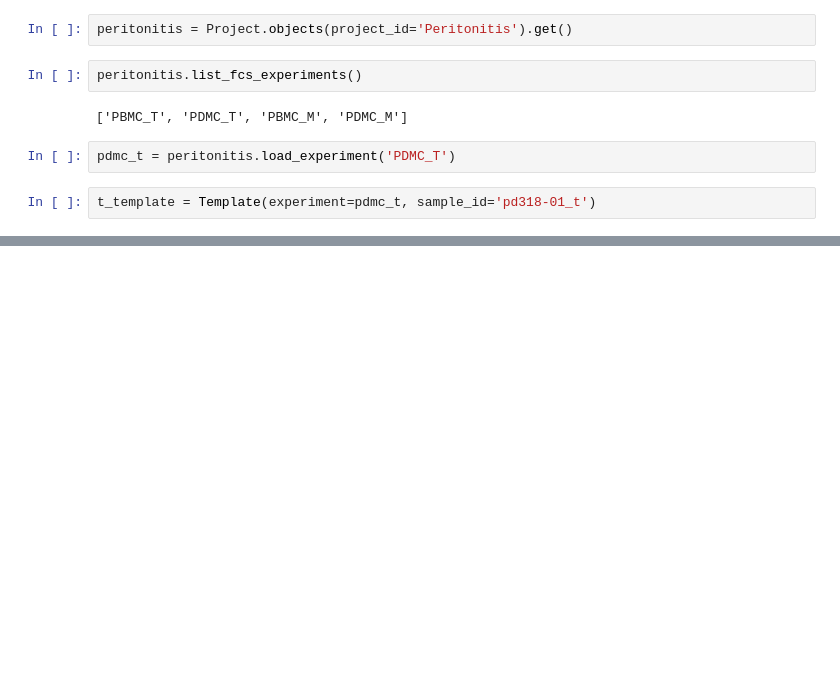
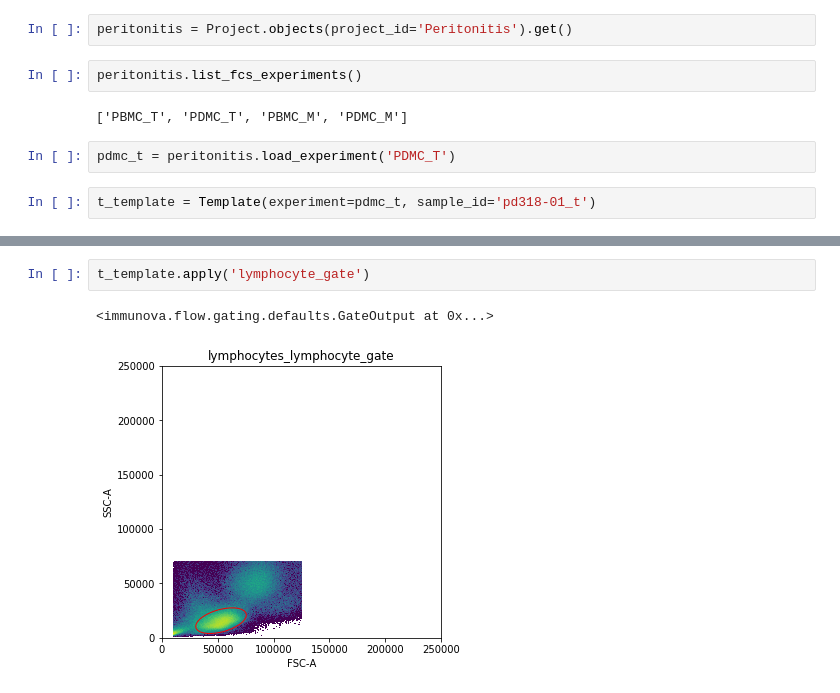
Before and after one commit to burtonrj/CytoPy, a Jupyter notebook: Automated_Gating_2.ipynb, the cells around one changed output, grey strips where cells are left out. Cells and saved outputs as stored; diff of their text form; blank space fills up the shorter version.

```diff
--- a/Automated_Gating_2.ipynb
+++ b/Automated_Gating_2.ipynb
@@ -27,0 +52,5 @@ TypeError: unhashable type: 'dict'
+# %%
+t_template.apply('lymphocyte_gate')
+# %% [output]
+<immunova.flow.gating.defaults.GateOutput at 0x...>
+[figure, added]
```
Also changed, not shown: parts of 30 cells of this notebook, 5 other files.
